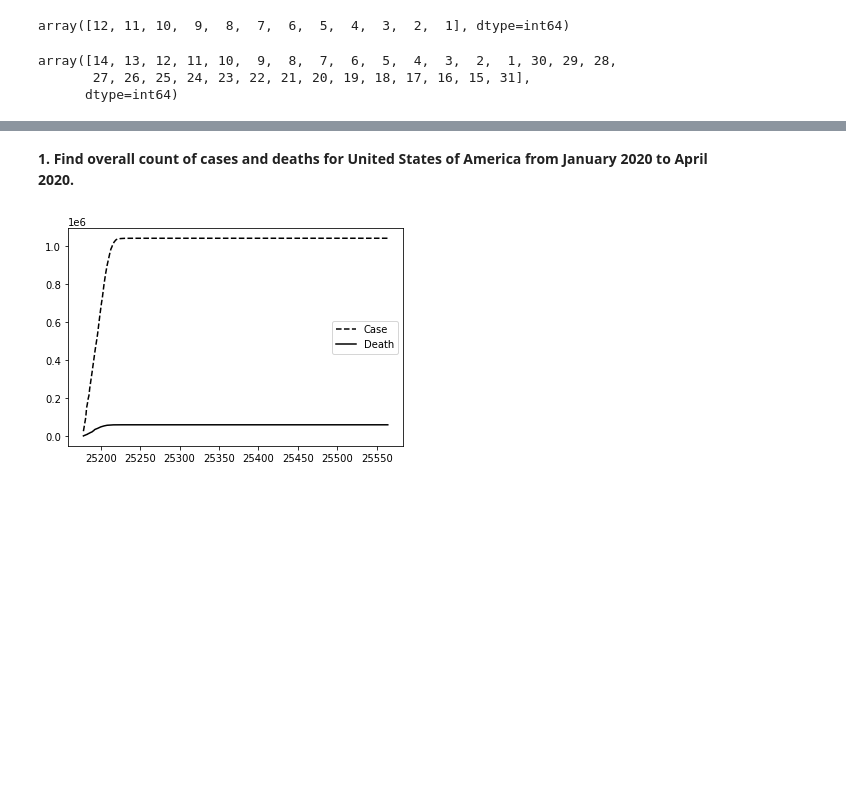
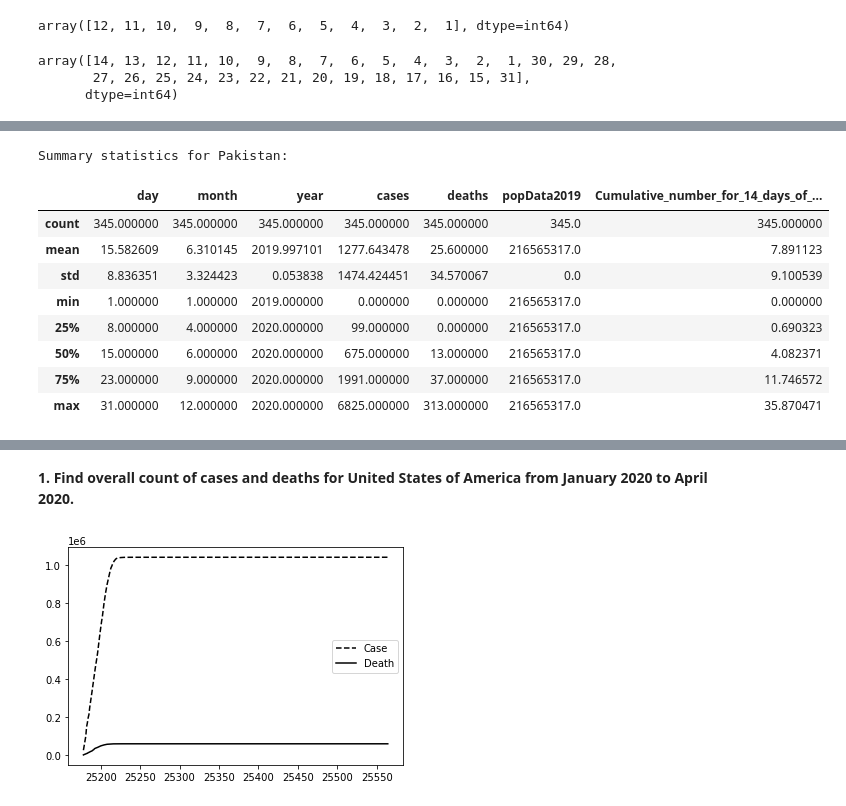
Before and after one commit to mbjamil92/DAV5400_Python_Projects, a Jupyter notebook: Project_1_Module_6.ipynb, the cells around one changed output, grey strips where cells are left out. Saved outputs shown, nothing was run; the diff lists cells and outputs as text; code cells hidden in the pictures; blank space fills up the shorter version.

```diff
--- a/Project_1_Module_6.ipynb
+++ b/Project_1_Module_6.ipynb
@@ -359,0 +388,14 @@ As we see above, there are no missing values in year, month and day which will b
+# %%
+print('Summary statistics for Pakistan:')
+cd_final[(cd_final['countriesAndTerritories']=='Pakistan')].describe()
+# %% [output]
+Summary statistics for Pakistan:
+|  | day | month | year | cases | deaths | popData2019 | Cumulative_number_for_14_days_of_... |
+| count | 345.000000 | 345.000000 | 345.000000 | 345.000000 | 345.000000 | 345.0 | 345.000000 |
+| mean | 15.582609 | 6.310145 | 2019.997101 | 1277.643478 | 25.600000 | 216565317.0 | 7.891123 |
+| std | 8.836351 | 3.324423 | 0.053838 | 1474.424451 | 34.570067 | 0.0 | 9.100539 |
+| min | 1.000000 | 1.000000 | 2019.000000 | 0.000000 | 0.000000 | 216565317.0 | 0.000000 |
+| 25% | 8.000000 | 4.000000 | 2020.000000 | 99.000000 | 0.000000 | 216565317.0 | 0.690323 |
+| 50% | 15.000000 | 6.000000 | 2020.000000 | 675.000000 | 13.000000 | 216565317.0 | 4.082371 |
+| 75% | 23.000000 | 9.000000 | 2020.000000 | 1991.000000 | 37.000000 | 216565317.0 | 11.746572 |
+| max | 31.000000 | 12.000000 | 2020.000000 | 6825.000000 | 313.000000 | 216565317.0 | 35.870471 |
```
Also changed, not shown: parts of 5 cells of this notebook.
